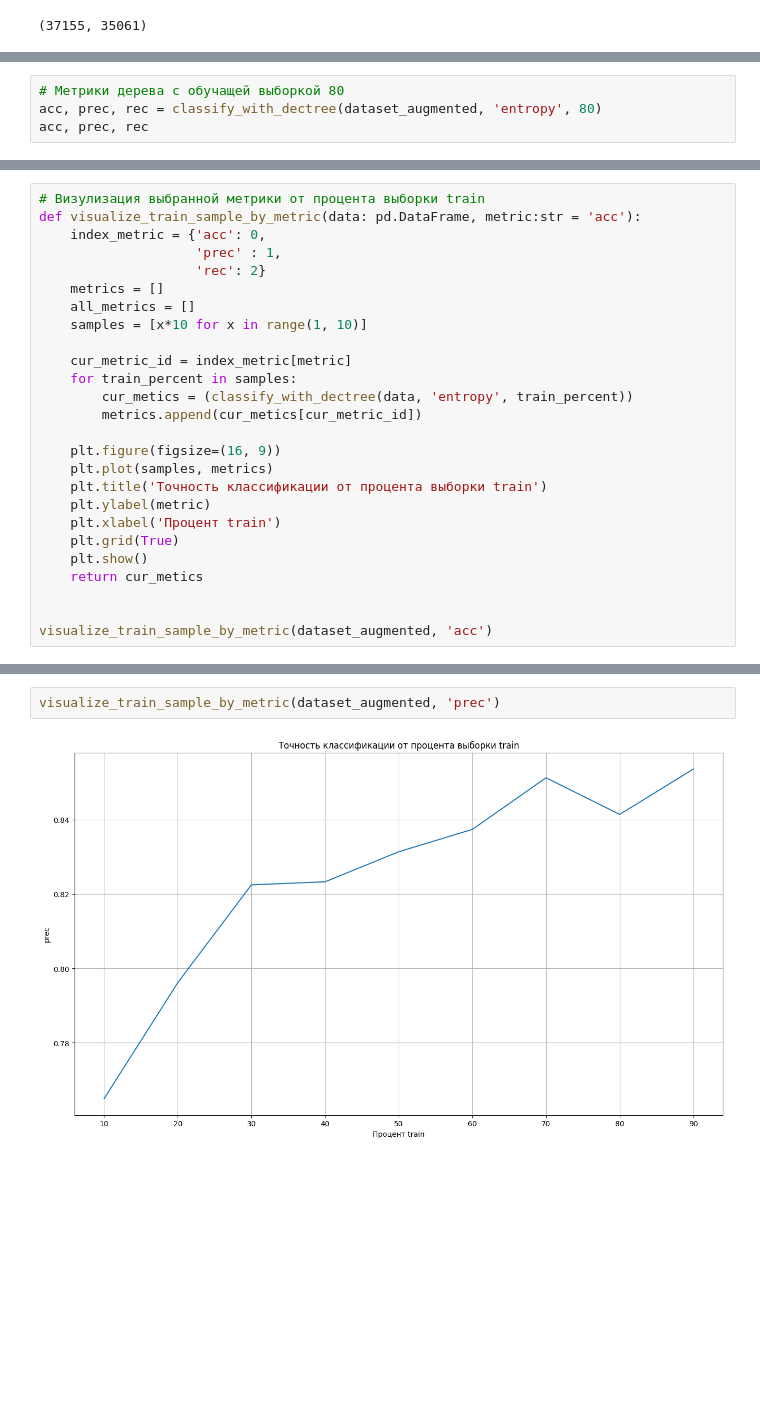
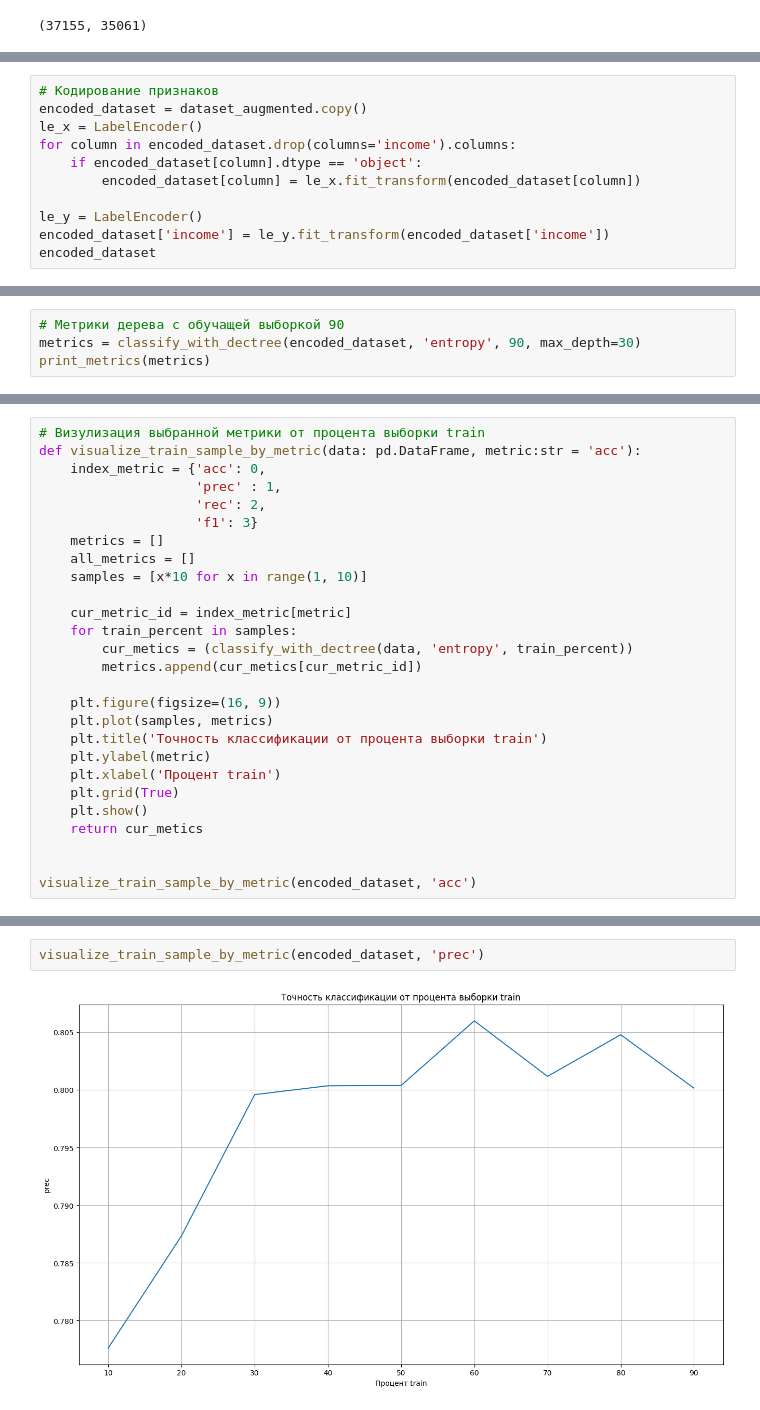
Before and after one commit to Santiperro/analytical-information-processing-technologies, a Jupyter notebook: classification/classification.ipynb, the cells around one changed output, grey strips where cells are left out. Saved outputs shown, nothing was run; the diff lists cells and outputs as text; blank space fills up the shorter version.

```diff
--- a/classification/classification.ipynb
+++ b/classification/classification.ipynb
@@ -180,0 +197,11 @@ len(dataset_augmented[dataset_augmented['income'] == ' <=50K']), len(dataset_aug
+# %%
+# Кодирование признаков
+encoded_dataset = dataset_augmented.copy()
+le_x = LabelEncoder()
+for column in encoded_dataset.drop(columns='income').columns:
+    if encoded_dataset[column].dtype == 'object':
+        encoded_dataset[column] = le_x.fit_transform(encoded_dataset[column])
+
+le_y = LabelEncoder()
+encoded_dataset['income'] = le_y.fit_transform(encoded_dataset['income'])
+encoded_dataset
@@ -253,5 +328,5 @@ acc, prec, rec
 # %%
-# Метрики дерева с обучащей выборкой 80
-acc, prec, rec = classify_with_dectree(dataset_augmented, 'entropy', 80)
-acc, prec, rec
+# Метрики дерева с обучащей выборкой 90
+metrics = classify_with_dectree(encoded_dataset, 'entropy', 90, max_depth=30)
+print_metrics(metrics)
 # %% [output]
@@ -276,7 +342,8 @@ acc, prec, rec = classify_with_dectree(dataset_augmented, 'entropy', 80, visuali
 def visualize_train_sample_by_metric(data: pd.DataFrame, metric:str = 'acc'):
     index_metric = {'acc': 0,
                     'prec' : 1,
-                    'rec': 2}
+                    'rec': 2,
+                    'f1': 3}
     metrics = []
     all_metrics = []
     samples = [x*10 for x in range(1, 10)]
@@ -296,5 +363,5 @@ def visualize_train_sample_by_metric(data: pd.DataFrame, metric:str = 'acc'):
     return cur_metics
 
 
-visualize_train_sample_by_metric(dataset_augmented, 'acc')
+visualize_train_sample_by_metric(encoded_dataset, 'acc')
 # %% [output]
@@ -303,4 +370,4 @@ visualize_train_sample_by_metric(dataset_augmented, 'acc')
 # %%
-visualize_train_sample_by_metric(dataset_augmented, 'prec')
+visualize_train_sample_by_metric(encoded_dataset, 'prec')
 # %% [output]
-[figure, old version]
+[figure, new version]
```
Also changed, not shown: parts of 20 cells of this notebook, 1 other file.
